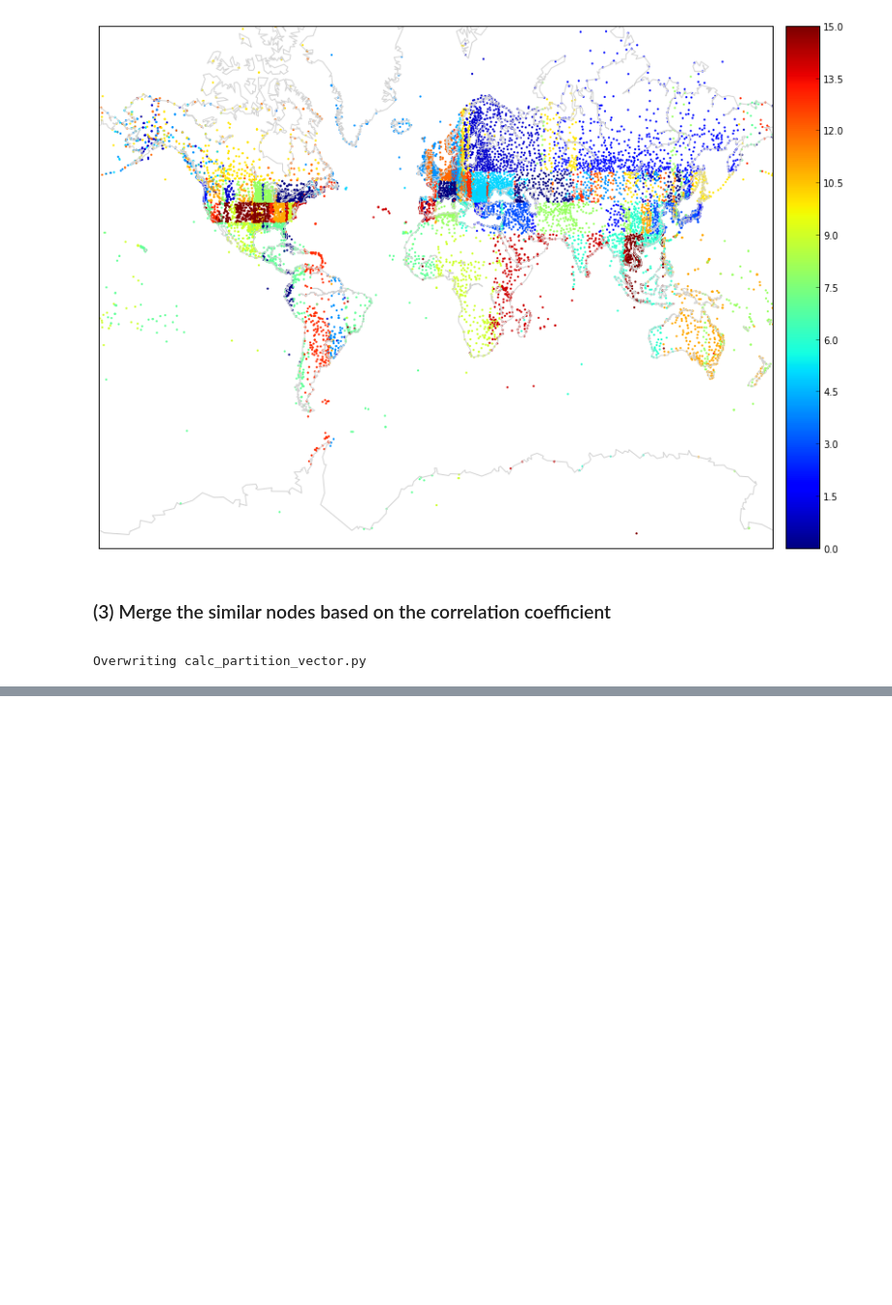
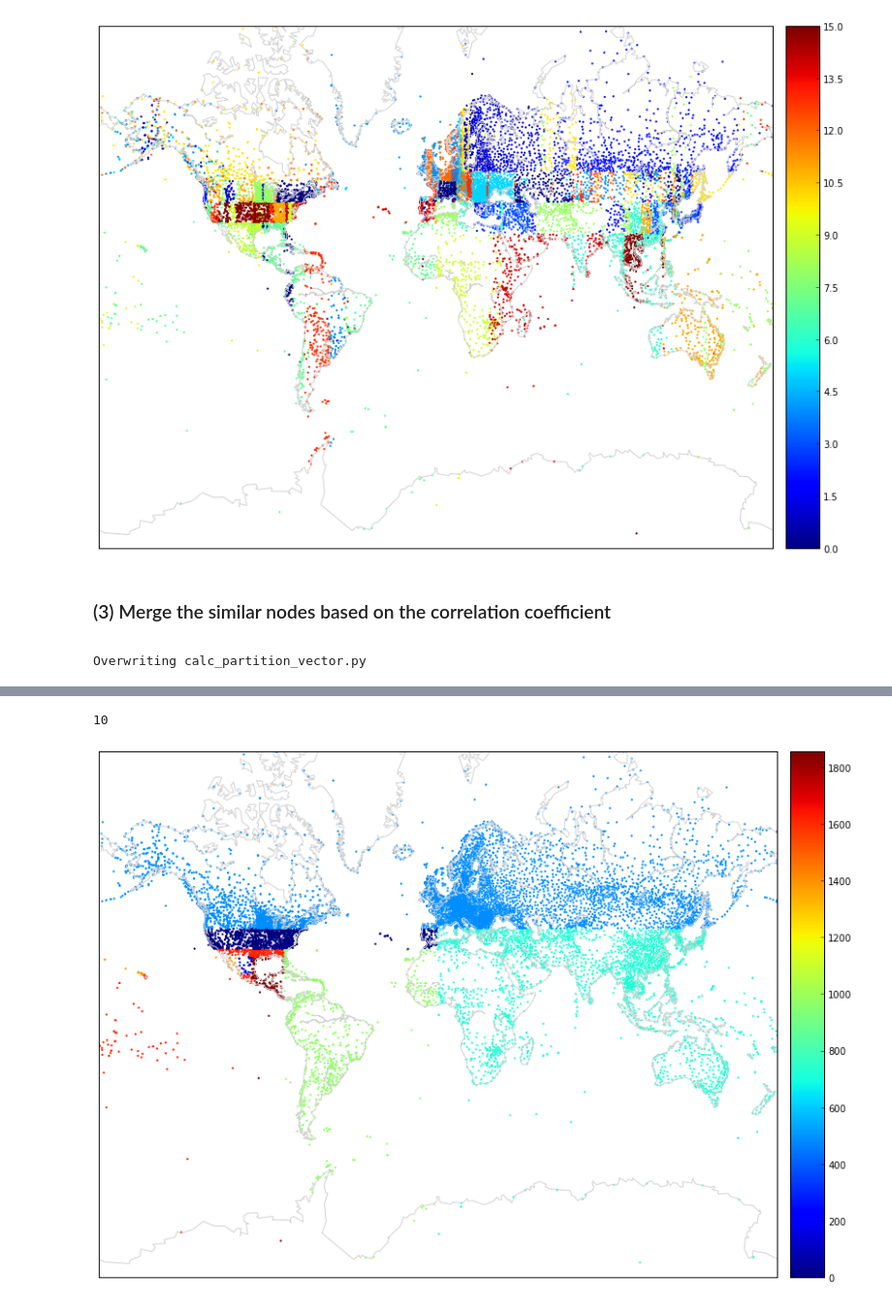
Before and after one commit to stream101/bigdata_final, a Jupyter notebook: 05_Merge.ipynb, the cells around one changed output, grey strips where cells are left out. Shown at 97% size. Saved outputs shown, nothing was run; the diff lists cells and outputs as text; code cells hidden in the pictures; blank space fills up the shorter version.

```diff
--- a/05_Merge.ipynb
+++ b/05_Merge.ipynb
@@ -393,25 +356,0 @@ Name: latitude, Length: 14766, dtype: float64
-# %%
-from mpl_toolkits.basemap import Basemap
-import numpy as np
-import matplotlib.pyplot as plt
-import random
-
-lonmin=-180;lonmax=180;latsmin=-80;latsmax=80;
-plt.figure(figsize=(15,10),dpi=300)
-m = Basemap(projection='merc',llcrnrlat=latsmin,urcrnrlat=latsmax, llcrnrlon=lonmin,urcrnrlon=lonmax,lat_ts=20,resolution='i')
-m.drawcoastlines()
-#m.fillcontinents(color='coral',lake_color='aqua')
-parallels = np.arange(-80,81,10.)
-meridians = np.arange(10.,351.,20.)
-m.drawparallels(parallels,labels=[False,True,True,False])
-m.drawmeridians(meridians,labels=[True,False,False,True])
-#m.drawmapboundary(fill_color='aqua')
-origin_color = kd_df_4['station'].tolist()
-for i in range(0, len(origin_color)):
-    origin_color[i] = int(origin_color[i]) == 999999
-
-x,y = m(kd_df_4['longtitude'].tolist(),kd_df_4['latitude'].tolist())
-m.colorbar(m.scatter(x,y,c=origin_color,marker='.',zorder=15, s=5,lw=0),location='bottom',pad="5%")
-
-plt.title('16 Partitions')
-plt.show()
@@ -432,0 +451,9 @@ shape(Djoined)
+# %%
+print merge_partition(-0.05)
+new_id = kd_df['id'].tolist()
+for index in range(0, len(new_id)):
+    new_id[index] = coff_id[new_id[index]]
+color_map(kd_df['longtitude'].tolist(), kd_df['latitude'].tolist(), new_id, 2048)
+# %% [output]
+10
+[figure, added]
```
Also changed, not shown: parts of 17 cells of this notebook, 6 other files.
